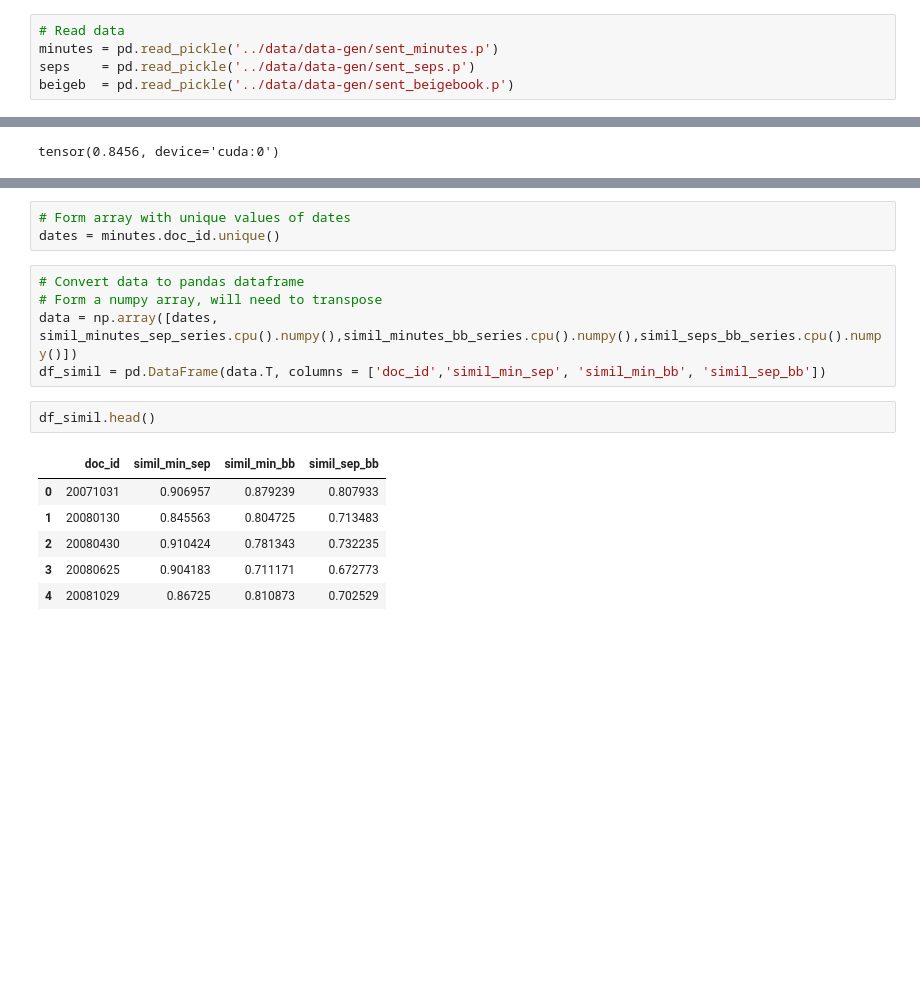
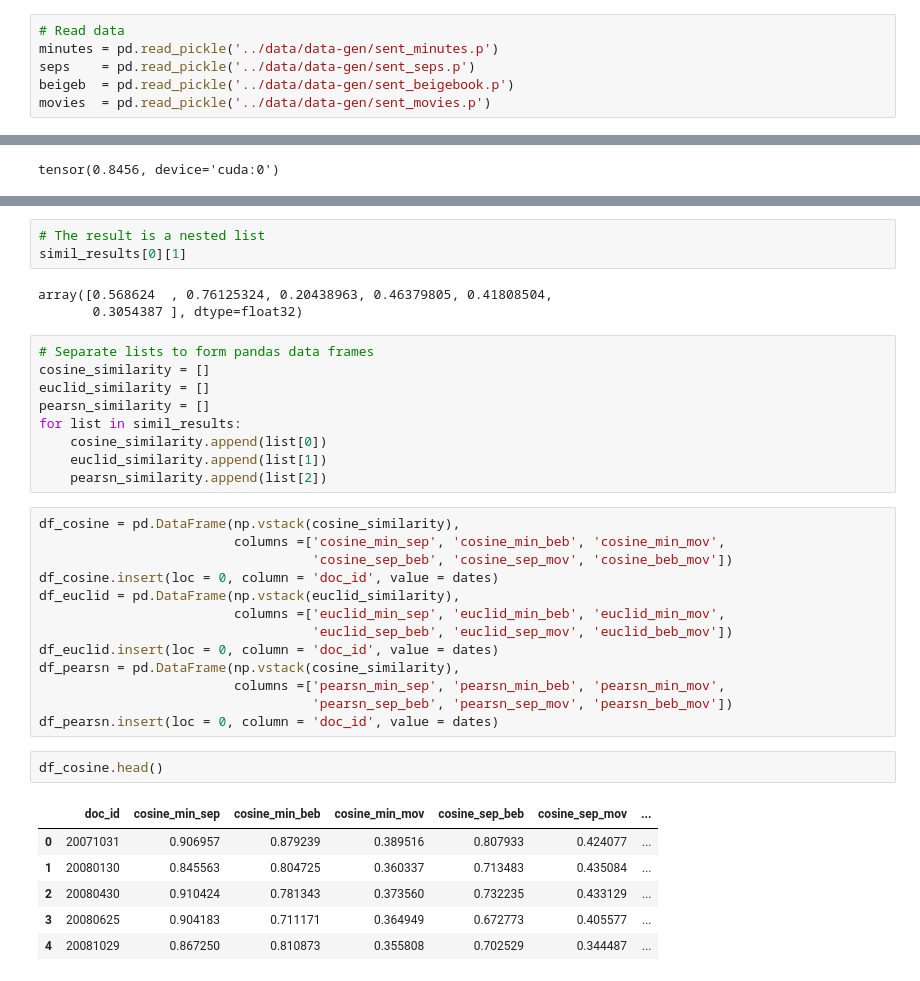
Before and after one commit to rubenhm/text-similarities, a Jupyter notebook: python/Calculate_similarites.ipynb, the cells around one changed output, grey strips where cells are left out. Cells and saved outputs as stored; diff of their text form; blank space fills up the shorter version.

```diff
--- a/python/Calculate_similarites.ipynb
+++ b/python/Calculate_similarites.ipynb
@@ -17,6 +18,7 @@ from sklearn.metrics.pairwise import cosine_similarity
 minutes = pd.read_pickle('../data/data-gen/sent_minutes.p')
 seps    = pd.read_pickle('../data/data-gen/sent_seps.p')
 beigeb  = pd.read_pickle('../data/data-gen/sent_beigebook.p')
+movies  = pd.read_pickle('../data/data-gen/sent_movies.p')
 # %%
 print(minutes.shape)
 minutes.head()
@@ -233,17 +245,37 @@ df_simil_seps_bb_series = pd.DataFrame([[simil_minutes_sep_series.cpu().numpy().
-# %%
-# Form array with unique values of dates
-dates = minutes.doc_id.unique()
-# %%
-# Convert data to pandas dataframe
-# Form a numpy array, will need to transpose
-data = np.array([dates, simil_minutes_sep_series.cpu().numpy(),simil_minutes_bb_series.cpu().numpy(),simil_seps_bb_series.cpu().numpy()])
-df_simil = pd.DataFrame(data.T, columns = ['doc_id','simil_min_sep', 'simil_min_bb', 'simil_sep_bb'])
+# %%
+# The result is a nested list
+simil_results[0][1]
+# %% [output]
+array([0.568624  , 0.76125324, 0.20438963, 0.46379805, 0.41808504,
+       0.3054387 ], dtype=float32)
+# %%
+# Separate lists to form pandas data frames
+cosine_similarity = []
+euclid_similarity = []
+pearsn_similarity = []
+for list in simil_results:
+    cosine_similarity.append(list[0])
+    euclid_similarity.append(list[1])
+    pearsn_similarity.append(list[2])
+# %%
+df_cosine = pd.DataFrame(np.vstack(cosine_similarity),
+                         columns =['cosine_min_sep', 'cosine_min_beb', 'cosine_min_mov',
+                                   'cosine_sep_beb', 'cosine_sep_mov', 'cosine_beb_mov'])
+df_cosine.insert(loc = 0, column = 'doc_id', value = dates)
+df_euclid = pd.DataFrame(np.vstack(euclid_similarity),
+                         columns =['euclid_min_sep', 'euclid_min_beb', 'euclid_min_mov',
+                                   'euclid_sep_beb', 'euclid_sep_mov', 'euclid_beb_mov'])
+df_euclid.insert(loc = 0, column = 'doc_id', value = dates)
+df_pearsn = pd.DataFrame(np.vstack(cosine_similarity),
+                         columns =['pearsn_min_sep', 'pearsn_min_beb', 'pearsn_min_mov',
+                                   'pearsn_sep_beb', 'pearsn_sep_mov', 'pearsn_beb_mov'])
+df_pearsn.insert(loc = 0, column = 'doc_id', value = dates)
 # %%
-df_simil.head()
+df_cosine.head()
 # %% [output]
-|  | doc_id | simil_min_sep | simil_min_bb | simil_sep_bb |
-| 0 | 20071031 | 0.906957 | 0.879239 | 0.807933 |
-| 1 | 20080130 | 0.845563 | 0.804725 | 0.713483 |
-| 2 | 20080430 | 0.910424 | 0.781343 | 0.732235 |
-| 3 | 20080625 | 0.904183 | 0.711171 | 0.672773 |
-| 4 | 20081029 | 0.86725 | 0.810873 | 0.702529 |
+|  | doc_id | cosine_min_sep | cosine_min_beb | cosine_min_mov | cosine_sep_beb | cosine_sep_mov | ... |
+| 0 | 20071031 | 0.906957 | 0.879239 | 0.389516 | 0.807933 | 0.424077 | ... |
+| 1 | 20080130 | 0.845563 | 0.804725 | 0.360337 | 0.713483 | 0.435084 | ... |
+| 2 | 20080430 | 0.910424 | 0.781343 | 0.373560 | 0.732235 | 0.433129 | ... |
+| 3 | 20080625 | 0.904183 | 0.711171 | 0.364949 | 0.672773 | 0.405577 | ... |
+| 4 | 20081029 | 0.867250 | 0.810873 | 0.355808 | 0.702529 | 0.344487 | ... |
```
Also changed, not shown: parts of 24 cells of this notebook, 5 other files.
